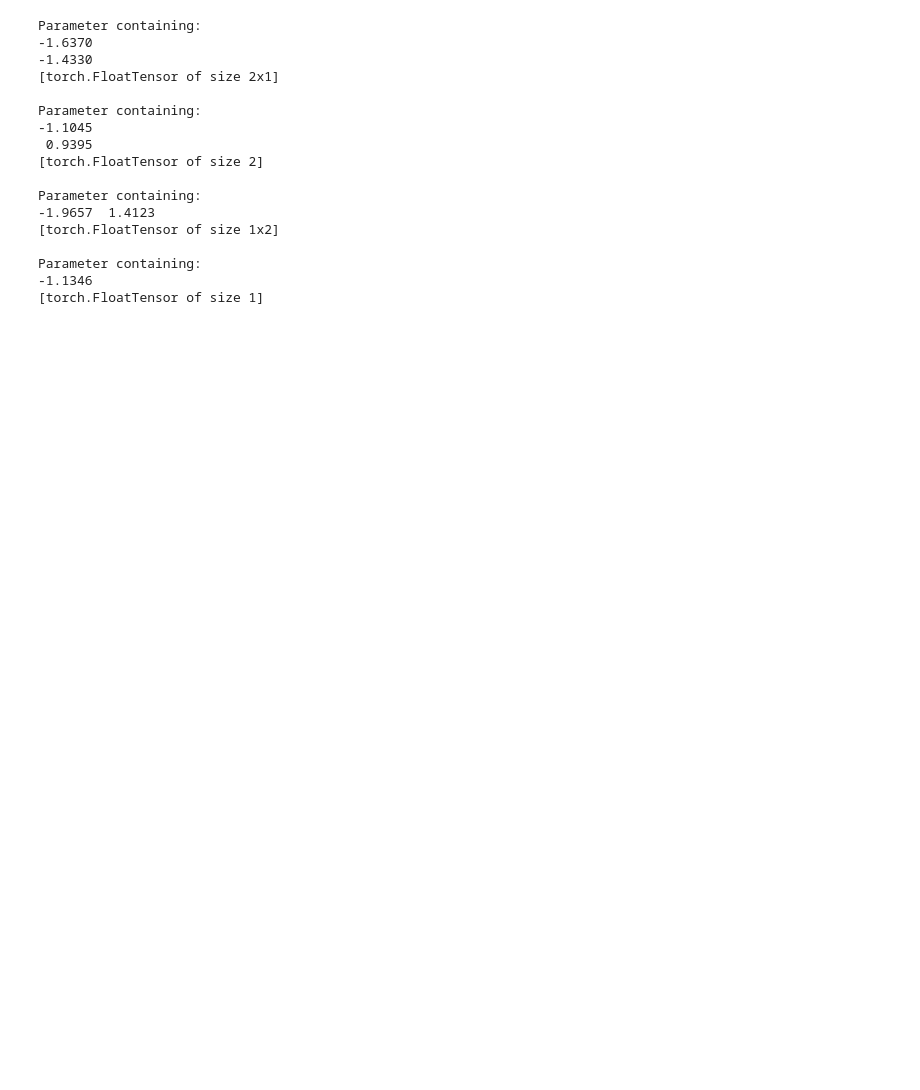
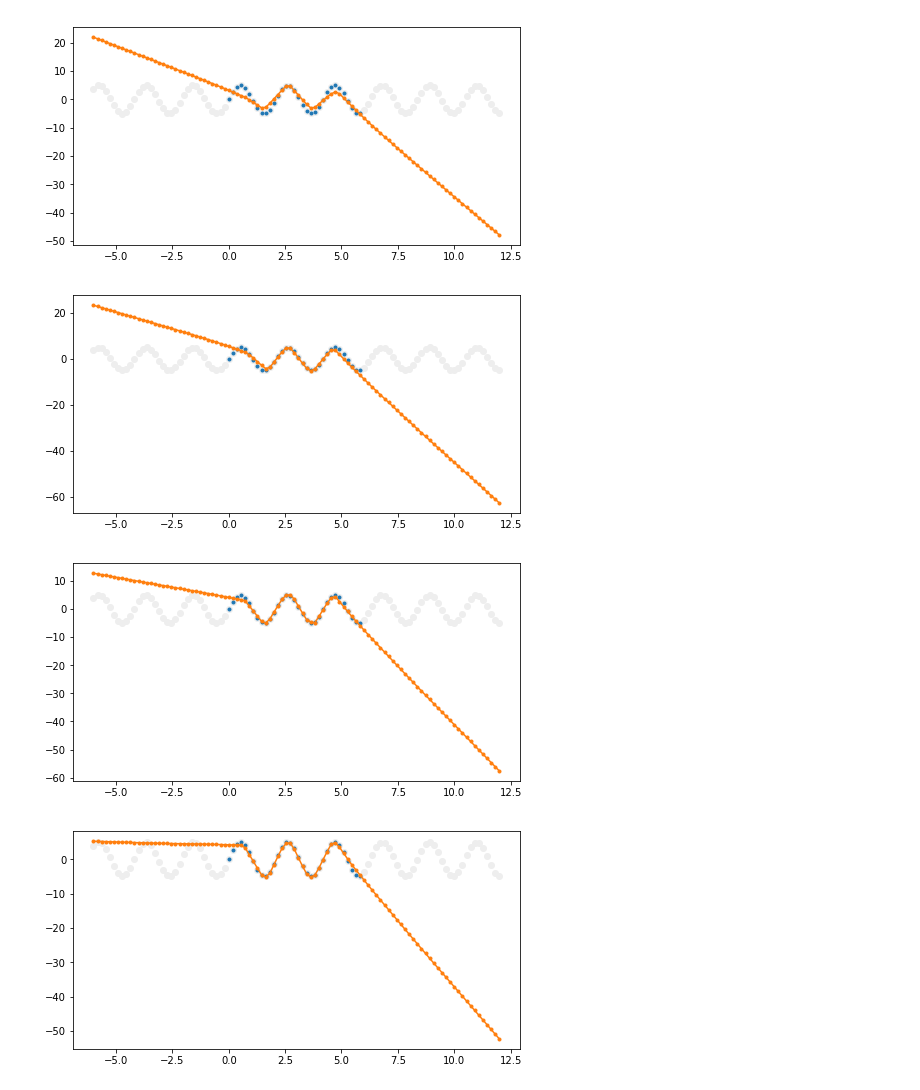
Before and after one commit to tiga1231/notebook, a Jupyter notebook: pyTorchTry2.ipynb, the cells around one changed output. Cells and saved outputs as stored; diff of their text form; code cells hidden in the pictures; blank space fills up the shorter version.

```diff
--- a/pyTorchTry2.ipynb
+++ b/pyTorchTry2.ipynb
@@ -102,22 +119,17 @@ plt.show()
+# %%
+mpld3.disable_notebook()
+#mpld3.enable_notebook()
+
+net = getNet([1,100,100,1], activation=nn.ReLU())
+for step in [800]*4:
+    net = train(net, step)
+    plot(net, figsize=[8,4])
+# %% [output]
+[figure, added]
+[figure, added]
+[figure, added]
+[figure, added]
 # %%
 for i in list(net.parameters()):
-    print i
+    #print i
     pass
-# %% [output]
-Parameter containing:
--1.6370
--1.4330
-[torch.FloatTensor of size 2x1]
-
-Parameter containing:
--1.1045
- 0.9395
-[torch.FloatTensor of size 2]
-
-Parameter containing:
--1.9657  1.4123
-[torch.FloatTensor of size 1x2]
-
-Parameter containing:
--1.1346
-[torch.FloatTensor of size 1]
```
Also changed, not shown: parts of 4 cells of this notebook.
